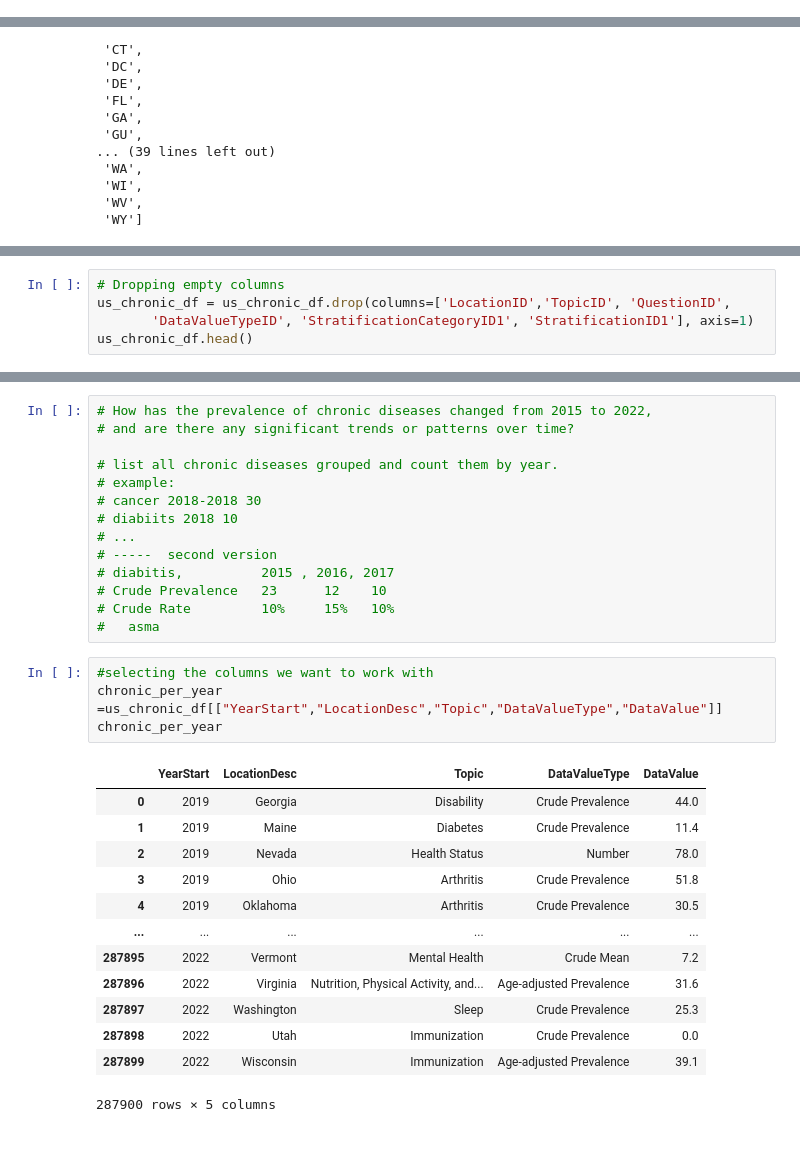
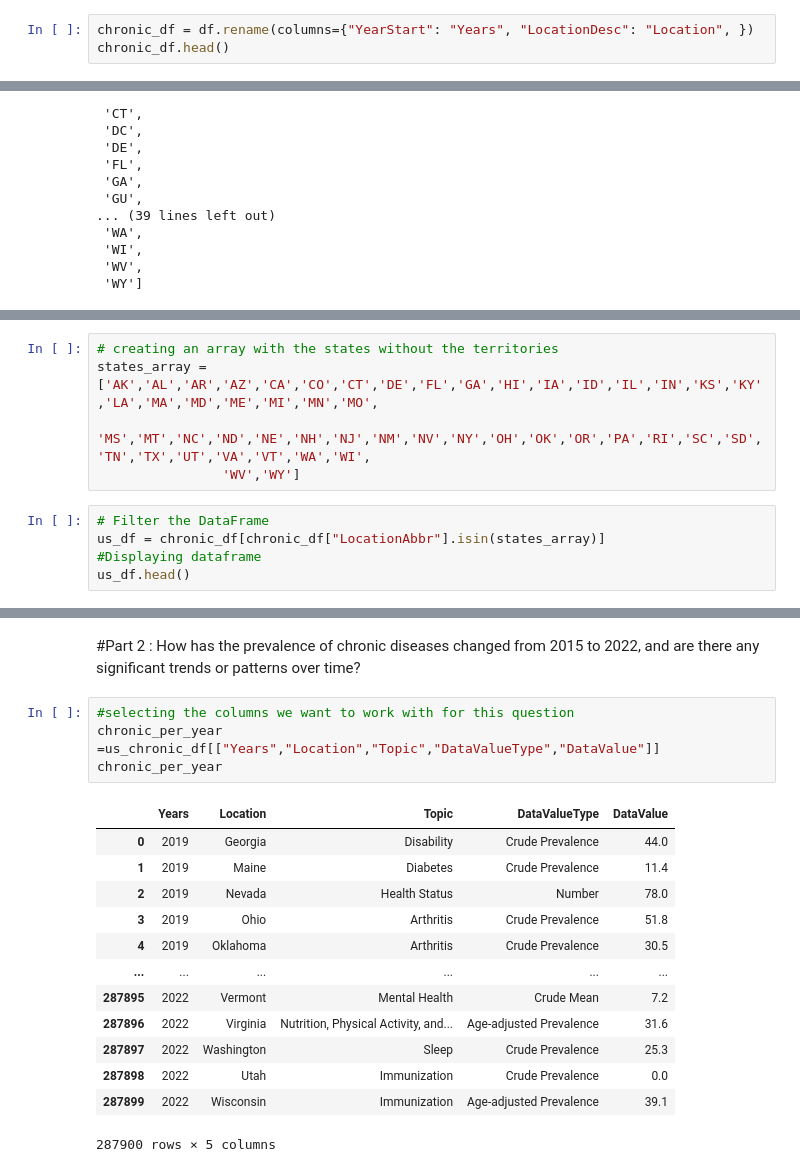
Before and after one commit to ajones1010/Project-1-, a Jupyter notebook: project_1/project_1.ipynb, the cells around one changed output, grey strips where cells are left out. Drawn from its saved outputs; the diff is of its cells as text; blank space fills up the shorter version.

```diff
--- a/project_1/project_1.ipynb
+++ b/project_1/project_1.ipynb
@@ -116,0 +130,3 @@ chronic_df.drop(columns=empty_columns, inplace=True)
+# %%
+chronic_df = df.rename(columns={"YearStart": "Years", "LocationDesc": "Location", })
+chronic_df.head()
@@ -255,0 +232,10 @@ us_df
+# %%
+# creating an array with the states without the territories
+states_array = ['AK','AL','AR','AZ','CA','CO','CT','DE','FL','GA','HI','IA','ID','IL','IN','KS','KY','LA','MA','MD','ME','MI','MN','MO',
+                'MS','MT','NC','ND','NE','NH','NJ','NM','NV','NY','OH','OK','OR','PA','RI','SC','SD','TN','TX','UT','VA','VT','WA','WI',
+                'WV','WY']
+# %%
+# Filter the DataFrame
+us_df = chronic_df[chronic_df["LocationAbbr"].isin(states_array)]
+#Displaying dataframe
+us_df.head()
@@ -295,6 +286 @@ Index(['YearStart', 'YearEnd', 'LocationAbbr', 'LocationDesc', 'DataSource',
       dtype='object')
-# %%
-# Dropping empty columns
-us_chronic_df = us_chronic_df.drop(columns=['LocationID','TopicID', 'QuestionID',
-       'DataValueTypeID', 'StratificationCategoryID1', 'StratificationID1'], axis=1)
-us_chronic_df.head()
@@ -308,23 +287,11 @@ us_chronic_df.head()
-# %%
-# How has the prevalence of chronic diseases changed from 2015 to 2022,
-# and are there any significant trends or patterns over time?
-
-# list all chronic diseases grouped and count them by year.
-# example:
-# cancer 2018-2018 30
-# diabiits 2018 10
-# ...
-# -----  second version
-# diabitis,          2015 , 2016, 2017
-# Crude Prevalence   23      12    10
-# Crude Rate         10%     15%   10%
-#   asma
+# %% [markdown]
+#Part 2 : How has the prevalence of chronic diseases changed from 2015 to 2022, and are there any significant trends or patterns over time?
 # %%
-#selecting the columns we want to work with
-chronic_per_year =us_chronic_df[["YearStart","LocationDesc","Topic","DataValueType","DataValue"]]
+#selecting the columns we want to work with for this question
+chronic_per_year =us_chronic_df[["Years","Location","Topic","DataValueType","DataValue"]]
 chronic_per_year
 # %% [output]
-|  | YearStart | LocationDesc | Topic | DataValueType | DataValue |
+|  | Years | Location | Topic | DataValueType | DataValue |
 | 0 | 2019 | Georgia | Disability | Crude Prevalence | 44.0 |
 | 1 | 2019 | Maine | Diabetes | Crude Prevalence | 11.4 |
 | 2 | 2019 | Nevada | Health Status | Number | 78.0 |
```
Also changed, not shown: parts of 85 cells of this notebook, 10 other files.
